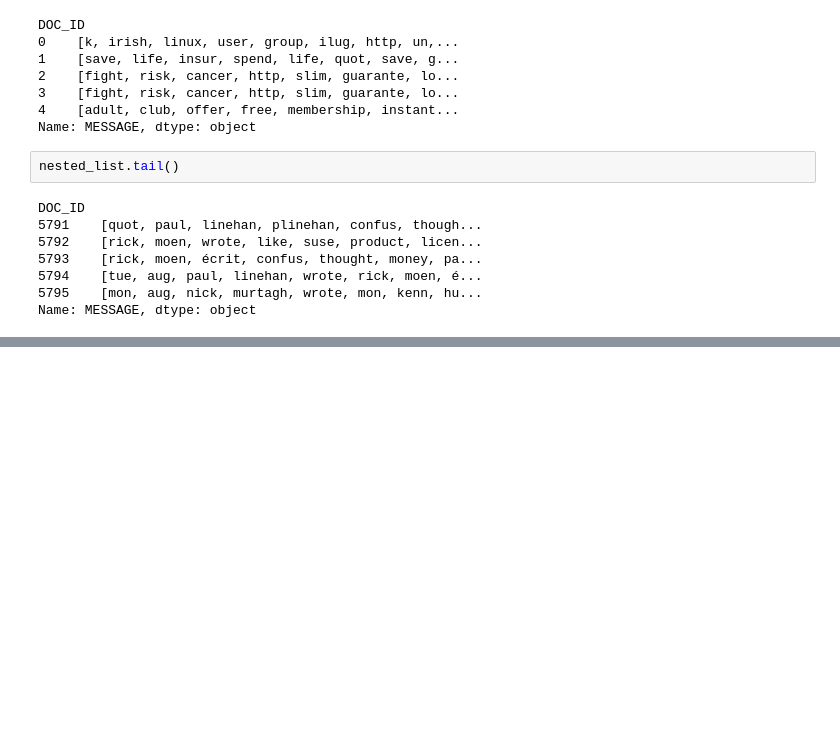
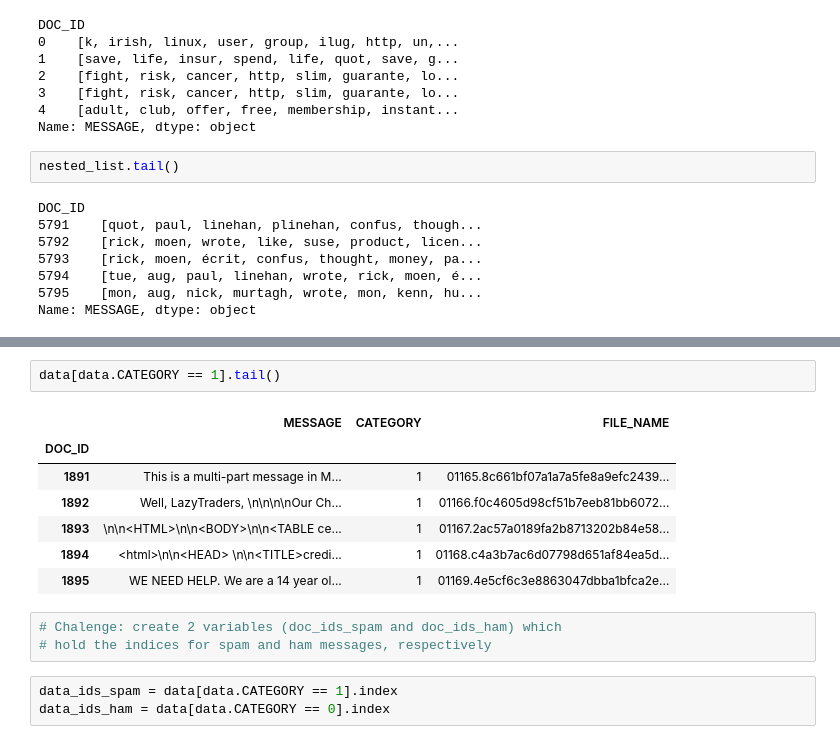
Before and after one commit to aximbr/My_IA, a Jupyter notebook: 021/06_Bayers_classifier.ipynb, the cells around one changed output, grey strips where cells are left out. Cells and saved outputs as stored; diff of their text form; blank space fills up the shorter version.

```diff
--- a/021/06_Bayers_classifier.ipynb
+++ b/021/06_Bayers_classifier.ipynb
@@ -588,0 +605,16 @@ Name: MESSAGE, dtype: object
+# %%
+data[data.CATEGORY == 1].tail()
+# %% [output]
+|  | MESSAGE | CATEGORY | FILE_NAME |
+| DOC_ID |  |  |  |
+| 1891 | This is a multi-part message in M... | 1 | 01165.8c661bf07a1a7a5fe8a9efc2439... |
+| 1892 | Well, LazyTraders, \n\n\n\nOur Ch... | 1 | 01166.f0c4605d98cf51b7eeb81bb6072... |
+| 1893 | \n\n<HTML>\n\n<BODY>\n\n<TABLE ce... | 1 | 01167.2ac57a0189fa2b8713202b84e58... |
+| 1894 | <html>\n\n<HEAD> \n\n<TITLE>credi... | 1 | 01168.c4a3b7ac6d07798d651af84ea5d... |
+| 1895 | WE NEED HELP. We are a 14 year ol... | 1 | 01169.4e5cf6c3e8863047dbba1bfca2e... |
+# %%
+# Chalenge: create 2 variables (doc_ids_spam and doc_ids_ham) which
+# hold the indices for spam and ham messages, respectively
+# %%
+data_ids_spam = data[data.CATEGORY == 1].index
+data_ids_ham = data[data.CATEGORY == 0].index
```
Also changed, not shown: parts of 21 cells of this notebook.
